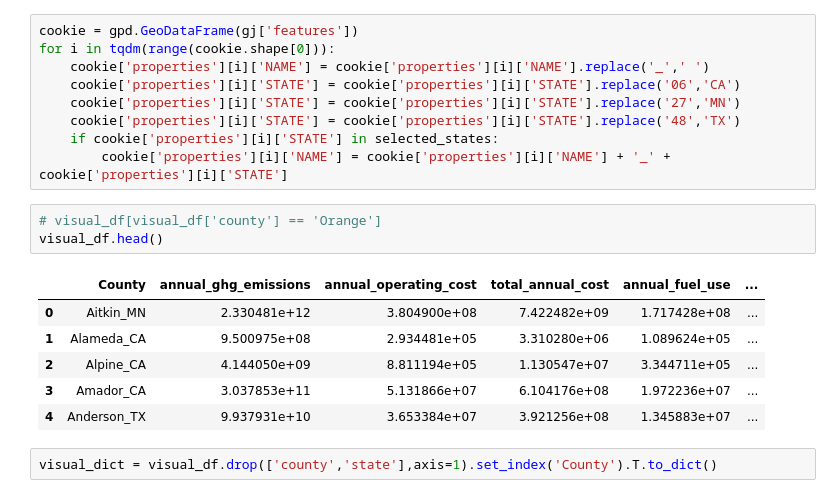
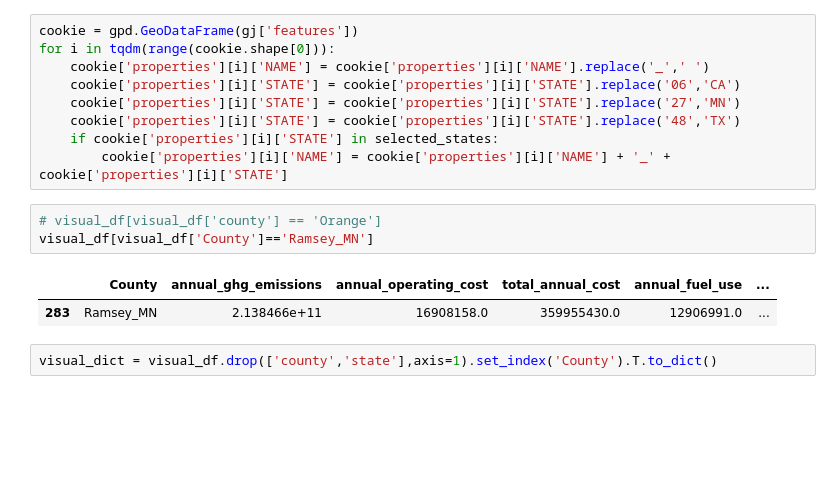
Before and after one commit to saif1457/iems394, a Jupyter notebook: 394fixup.ipynb, the cells around one changed output. Saved outputs shown, nothing was run; the diff lists cells and outputs as text; blank space fills up the shorter version.

```diff
--- a/394fixup.ipynb
+++ b/394fixup.ipynb
@@ -358,14 +358,10 @@ for i in tqdm(range(cookie.shape[0])):
         cookie['properties'][i]['NAME'] = cookie['properties'][i]['NAME'] + '_' + cookie['properties'][i]['STATE']
 # %%
 # visual_df[visual_df['county'] == 'Orange']
-visual_df.head()
+visual_df[visual_df['County']=='Ramsey_MN']
 # %% [output]
 |  | County | annual_ghg_emissions | annual_operating_cost | total_annual_cost | annual_fuel_use | ... |
-| 0 | Aitkin_MN | 2.330481e+12 | 3.804900e+08 | 7.422482e+09 | 1.717428e+08 | ... |
-| 1 | Alameda_CA | 9.500975e+08 | 2.934481e+05 | 3.310280e+06 | 1.089624e+05 | ... |
-| 2 | Alpine_CA | 4.144050e+09 | 8.811194e+05 | 1.130547e+07 | 3.344711e+05 | ... |
-| 3 | Amador_CA | 3.037853e+11 | 5.131866e+07 | 6.104176e+08 | 1.972236e+07 | ... |
-| 4 | Anderson_TX | 9.937931e+10 | 3.653384e+07 | 3.921256e+08 | 1.345883e+07 | ... |
+| 283 | Ramsey_MN | 2.138466e+11 | 16908158.0 | 359955430.0 | 12906991.0 | ... |
 # %%
 visual_dict = visual_df.drop(['county','state'],axis=1).set_index('County').T.to_dict()
 # %%
```
Also changed, not shown: 2 other files.
